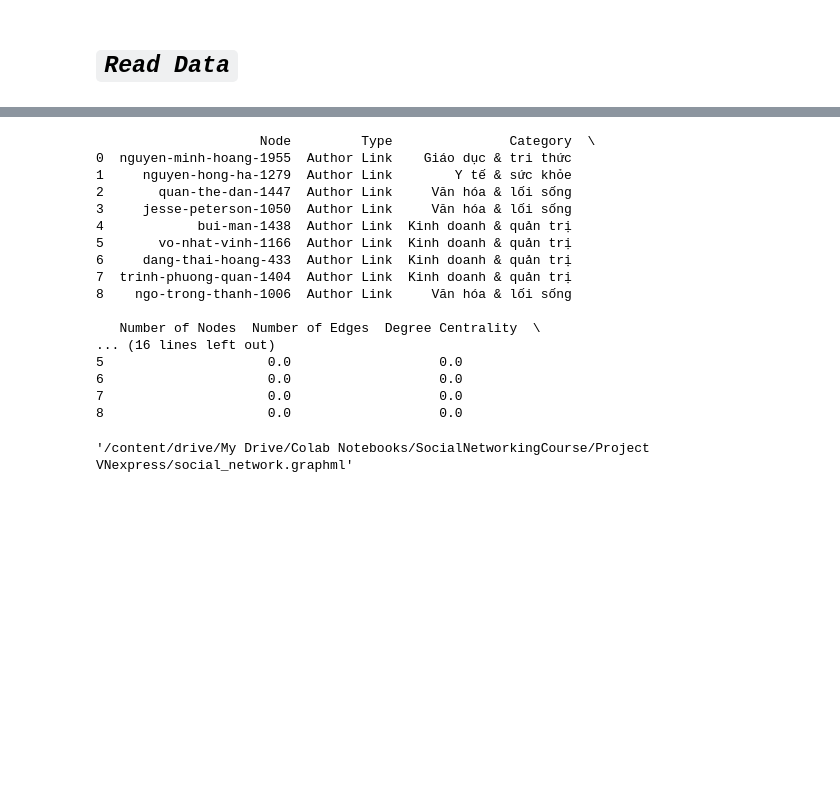
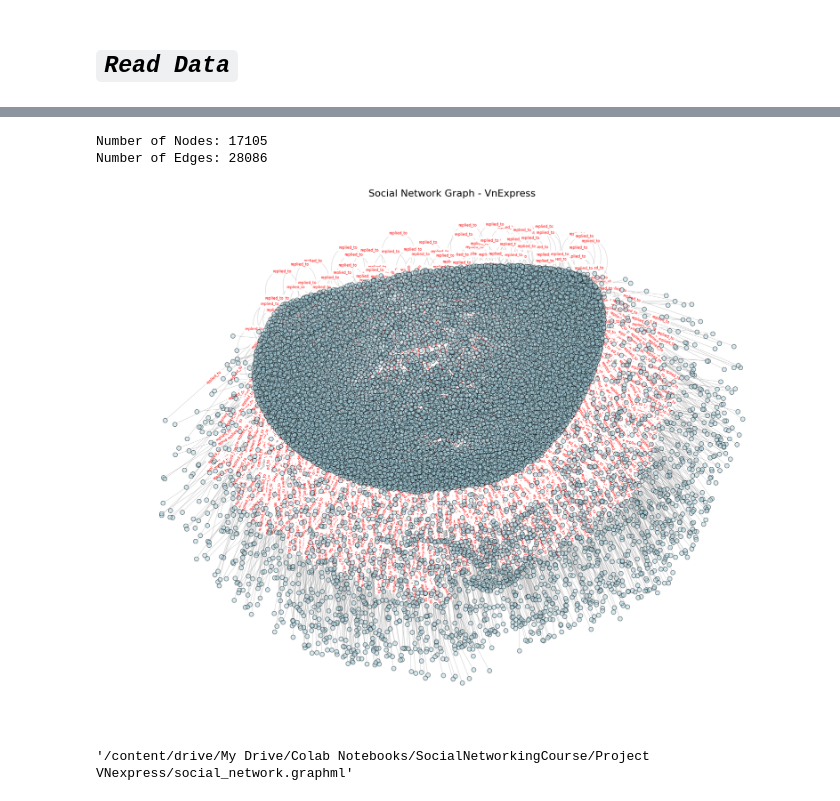
Before and after one commit to vdat-18/SocialNetworkingProject, a Jupyter notebook: Project của Đạt/Vnexpress_Preprocessing.ipynb, the cells around one changed output, grey strips where cells are left out. Drawn from its saved outputs; the diff is of its cells as text; code cells hidden in the pictures; blank space fills up the shorter version.

Commit message:
Visualize

```diff
--- a/Project của Đạt/Vnexpress_Preprocessing.ipynb
+++ b/Project của Đạt/Vnexpress_Preprocessing.ipynb
@@ -62,10 +62,10 @@ def extract_comments_info(comments):
     return result
 
 # Apply extraction to the Comments_Post column
-df['Processed_Comments'] = df['Comments_Post'].apply(extract_comments_info)
+df['Processed_Comments'] = df['Comments'].apply(extract_comments_info)
 
 # Drop the original Comments_Post column for cleaner display
-df.drop(columns=['Comments_Post'], inplace=True)
+df.drop(columns=['Comments'], inplace=True)
 # %%
 # Extract Author ID from Author Link (keep full ID including numbers)
 df["Author Link"] = df["Author Link"].str.extract(r".*/(.*)\.html")
@@ -88,7 +88,7 @@ def process_comments(comments):
 df["Processed_Comments"] = df["Processed_Comments"].apply(process_comments)
 
 
-df = df.drop(columns = ['Title', 'Author', "Author's Position", "Formatted_Date"])
+df = df.drop(columns = ['Title', 'Author', "Formatted_Date"])
 # Display the result
-print(df)
+df.head(2)
 # %% [output]
@@ -158,20 +97,0 @@ centrality_df = pd.DataFrame({
-# %%
-print(centrality_df)
-# %% [output]
-                     Node         Type               Category  \
-0  nguyen-minh-hoang-1955  Author Link    Giáo dục & tri thức
-1     nguyen-hong-ha-1279  Author Link        Y tế & sức khỏe
-2       quan-the-dan-1447  Author Link     Văn hóa & lối sống
-3     jesse-peterson-1050  Author Link     Văn hóa & lối sống
-4            bui-man-1438  Author Link  Kinh doanh & quản trị
-5       vo-nhat-vinh-1166  Author Link  Kinh doanh & quản trị
-6     dang-thai-hoang-433  Author Link  Kinh doanh & quản trị
-7  trinh-phuong-quan-1404  Author Link  Kinh doanh & quản trị
-8    ngo-trong-thanh-1006  Author Link     Văn hóa & lối sống
-
-   Number of Nodes  Number of Edges  Degree Centrality  \
-... (16 lines left out)
-5                     0.0                   0.0
-6                     0.0                   0.0
-7                     0.0                   0.0
-8                     0.0                   0.0
@@ -178,3 +121,44 @@ print(centrality_df)
+# %%
+num_nodes = G.number_of_nodes()
+num_edges = G.number_of_edges()
+print(f"Number of Nodes: {num_nodes}")
+print(f"Number of Edges: {num_edges}")
+# %% [output]
+Number of Nodes: 17105
+Number of Edges: 28086
+# %%
+# Vẽ đồ thị với kích thước và các thông số tối ưu hóa
+plt.figure(figsize=(16, 12))  # Kích thước đồ thị lớn hơn
+
+# Điều chỉnh layout với tham số k nhỏ hơn để giảm độ chồng chéo của các node
+pos = nx.spring_layout(G, seed=42, k=0.05, iterations=50)  # Giảm k để nới rộng các node
+
+# Lấy mối quan hệ giữa các node
+edge_labels = nx.get_edge_attributes(G, "relationship")
+
+# Vẽ đồ thị
+nx.draw(
+    G,
+    pos,
+    with_labels=False,  # Không hiển thị nhãn cho tất cả nodes để tránh quá tải
+    node_size=50,  # Giảm kích thước nodes
+    font_size=8,  # Giảm kích thước font chữ
+    font_color="black",
+    edge_color="gray",
+    width=0.5,  # Giảm độ dày của các cạnh
+    alpha=0.5,  # Độ mờ của các cạnh
+    node_color="lightblue",
+    edgecolors="black"
+)
+
+# Hiển thị tên mối quan hệ trên các cạnh (nếu cần)
+nx.draw_networkx_edge_labels(G, pos, edge_labels=edge_labels, font_color="red", font_size=6)
+
+# Tiêu đề đồ thị
+plt.title("Social Network Graph - VnExpress", fontsize=16)
+plt.show()
+# %% [output]
+[figure, added]
 # %%
 # Export the graph to a file in GraphML format
 output_file = "/content/drive/My Drive/Colab Notebooks/SocialNetworkingCourse/Project VNexpress/social_network.graphml"
```
Also changed, not shown: parts of 6 cells of this notebook.
